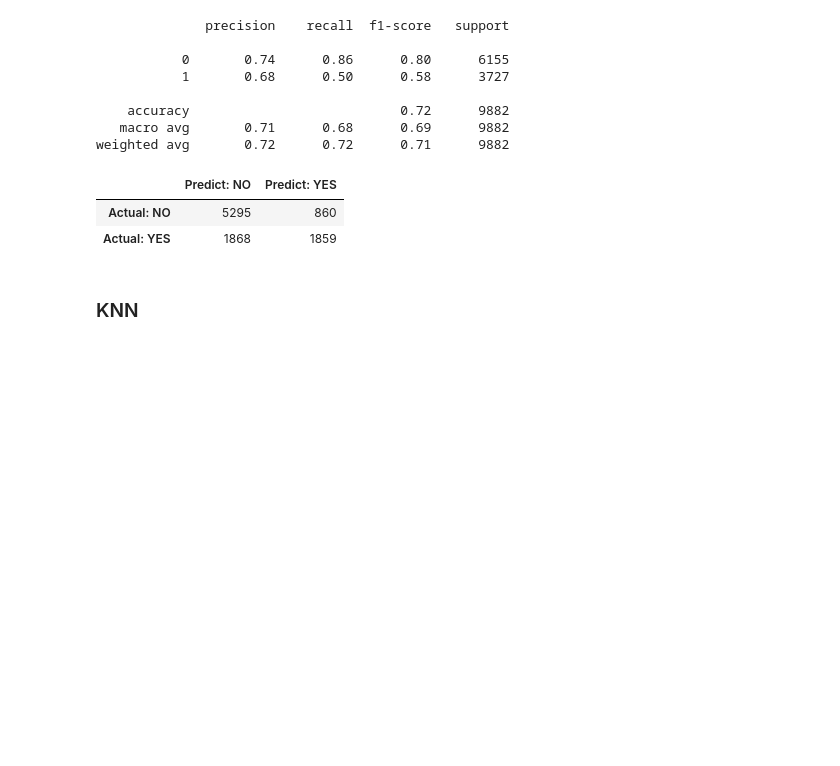
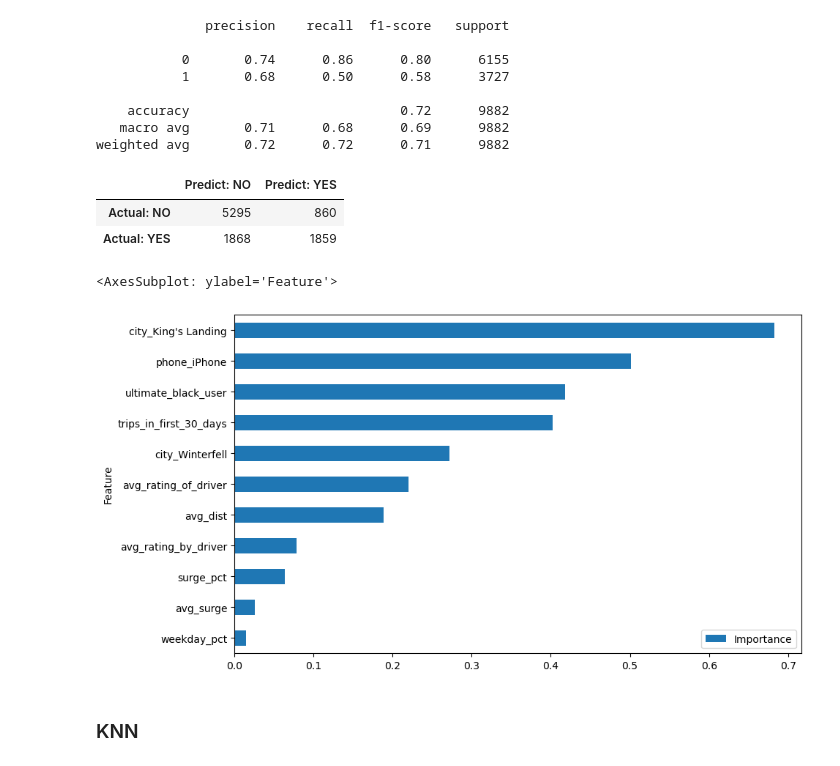
Before and after one commit to KavehVasei/Springboard, a Jupyter notebook: ultimate_challenge/Ultimate.ipynb, the cells around one changed output. Drawn from its saved outputs; the diff is of its cells as text; code cells hidden in the pictures; blank space fills up the shorter version.

```diff
--- a/ultimate_challenge/Ultimate.ipynb
+++ b/ultimate_challenge/Ultimate.ipynb
@@ -840,6 +866,15 @@ weighted avg       0.72      0.72      0.71      9882
 |  | Predict: NO | Predict: YES |
 | Actual: NO | 5295 | 860 |
 | Actual: YES | 1868 | 1859 |
+# %%
+coefficients = lrm.coef_[0]
+
+feature_importance = pd.DataFrame({'Feature': Xd.columns, 'Importance': np.abs(coefficients)})
+feature_importance = feature_importance.sort_values('Importance', ascending=True)
+feature_importance.plot(x='Feature', y='Importance', kind='barh', figsize=(10, 6))
+# %% [output]
+<AxesSubplot: ylabel='Feature'>
+[figure, added]
 # %% [markdown]
 ### KNN
 # %%
```
Also changed, not shown: parts of 24 cells of this notebook.
